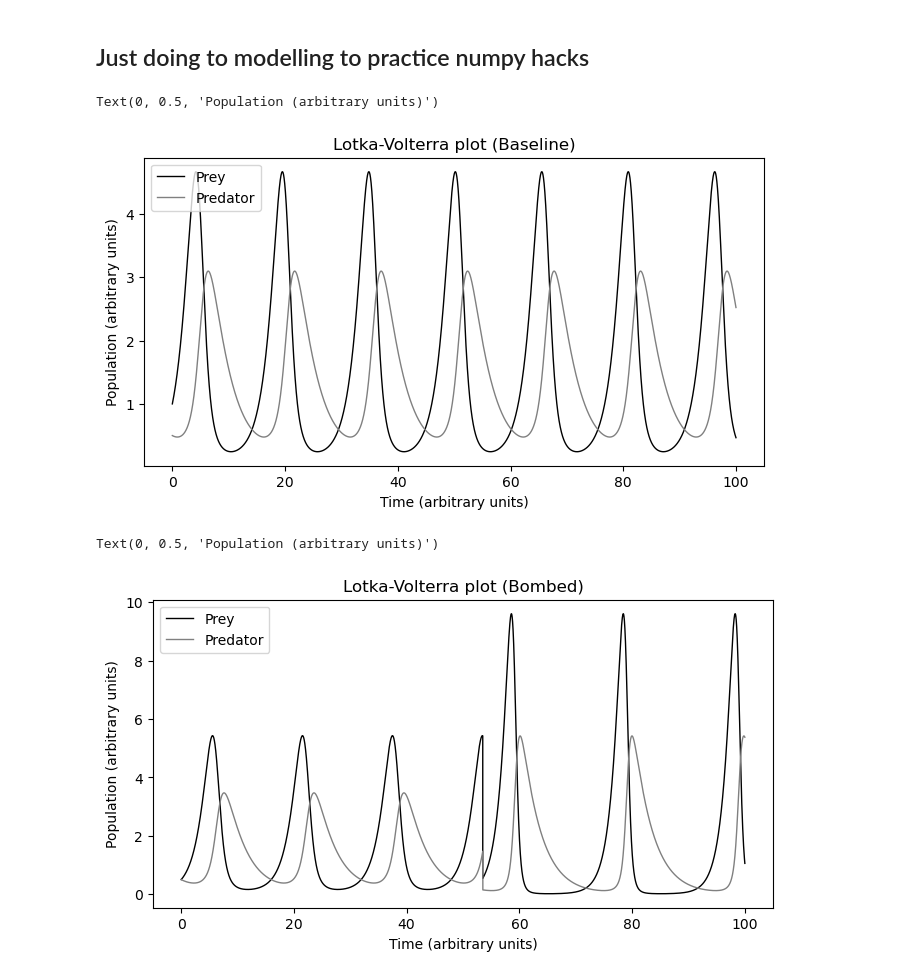
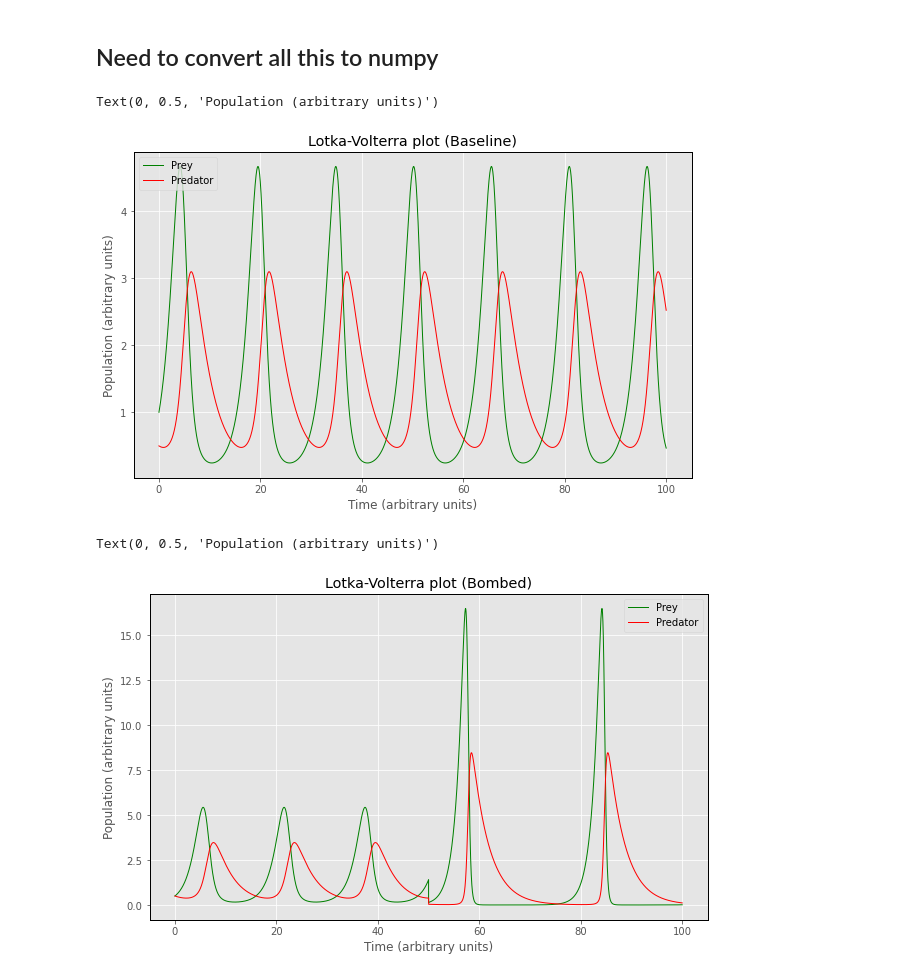
Before and after one commit to FardinAhsan146/Lotka-Volterra-Modelling, a Jupyter notebook: Untitled.ipynb, the cells around one changed output. Cells and saved outputs as stored; diff of their text form; code cells hidden in the pictures.

```diff
--- a/Untitled.ipynb
+++ b/Untitled.ipynb
@@ -3,11 +3,12 @@ import matplotlib.pyplot as plt
 import numpy as np
 
 %matplotlib inline
-plt.style.use('default')
-plt.rcParams['figure.figsize'] = [8,4]
+# plt.style.use('default')
+plt.style.use('ggplot')
+plt.rcParams['figure.figsize'] = [10,6]
 plt.rcParams["axes.edgecolor"] = "black"
 # %% [markdown]
-## Just doing to modelling to practice numpy hacks
+## Need to convert all this to numpy
 # %%
 # model parameters
 a = 0.7
@@ -22,36 +23,36 @@ max_time = 100
 # initial time and populations
 t = 0
 x = 1.0
 y = 0.5
 
 # init lists
 t_list = [t]
 x_list = [x]
 y_list = [y]
 
 while t < max_time:
     # calc new values for t, x, y
     t = t + dt
 
     # calc new values for t, x, y
     x = x + (a*x - b*x*y)*dt
     y = y + (-c*y + e*x*y)*dt
 
     # store new values in lists
     t_list.append(t)
     x_list.append(x)
     y_list.append(y)
 
 # Plot the results
-plt.plot(t_list, x_list, 'black',linewidth = 1, ls = '-')
-plt.plot(t_list, y_list, 'gray',linewidth = 1, ls = '-')
+plt.plot(t_list, x_list, 'green',linewidth = 1, ls = '-')
+plt.plot(t_list, y_list, 'red',linewidth = 1, ls = '-')
 plt.legend(['Prey','Predator'])
 plt.title('Lotka-Volterra plot (Baseline)')
 plt.xlabel('Time (arbitrary units)')
 plt.ylabel('Population (arbitrary units)')
 # %% [output]
 Text(0, 0.5, 'Population (arbitrary units)')
-[figure, old version]
+[figure, new version]
 # %%
 # model params
 a = 0.7
@@ -80,7 +81,7 @@ while t < max_time:
     # calc new values for t, x, y
     t = t + dt
 
-    if time_bomb_armed and t>53.5:
+    if time_bomb_armed and t > 50:
         x = 0.1 * x
         y = 0.1 * y
         time_bomb_armed = False
@@ -94,15 +95,15 @@ while t < max_time:
     y_list.append(y)
 
 # Plot the results
-plt.plot(t_list, x_list, 'black',linewidth = 1, ls = '-')
-plt.plot(t_list, y_list, 'gray',linewidth = 1, ls = '-')
+plt.plot(t_list, x_list, 'green',linewidth = 1, ls = '-')
+plt.plot(t_list, y_list, 'r',linewidth = 1, ls = '-')
 plt.legend(['Prey','Predator'])
 plt.title('Lotka-Volterra plot (Bombed)')
 plt.xlabel('Time (arbitrary units)')
 plt.ylabel('Population (arbitrary units)')
 # %% [output]
 Text(0, 0.5, 'Population (arbitrary units)')
-[figure, old version]
+[figure, new version]
 # %%
 # model params
 a = 0.7
```
Also changed, not shown: parts of 2 cells of this notebook.
